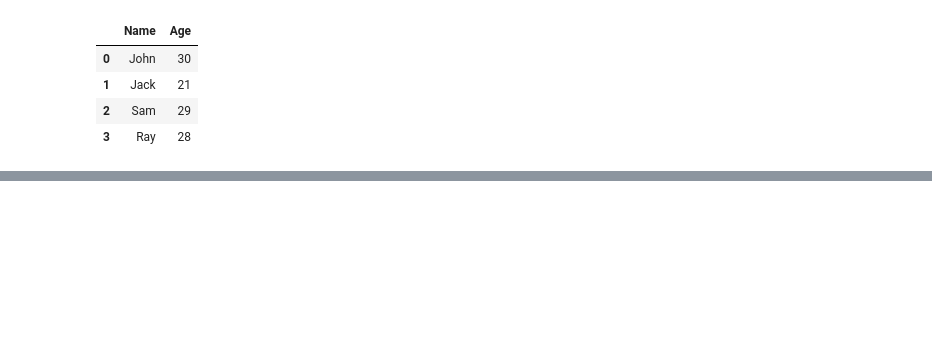
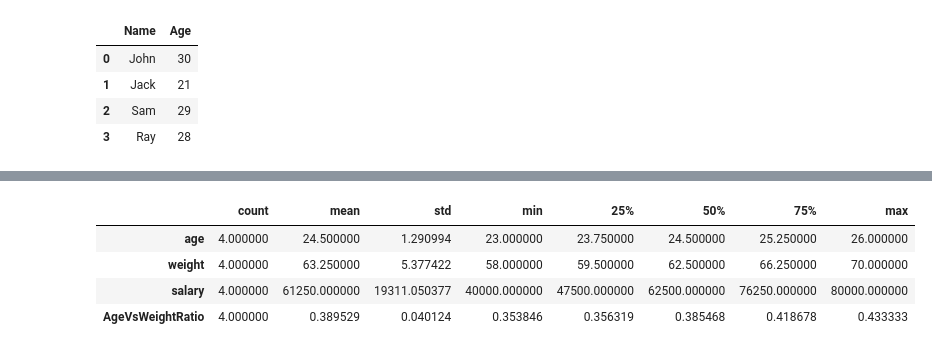
Before and after one commit to contactsandeepdash/datascience, a Jupyter notebook: pandas/01.pandas.ipynb, the cells around one changed output, grey strips where cells are left out. Cells and saved outputs as stored; diff of their text form; code cells hidden in the pictures; blank space fills up the shorter version.

```diff
--- a/pandas/01.pandas.ipynb
+++ b/pandas/01.pandas.ipynb
@@ -20,0 +36,3 @@ df
+# %%
+df1 = pd.DataFrame(data=DataSet, columns=['name', 'age'])
+df1.head()
@@ -20,0 +153,4 @@ df
+# %%
+weight=[65,58,70,60]
+df1['weight'] = weight
+df1
@@ -20,0 +163,4 @@ df
+# %%
+salary = [50000, 75000, 40000, 80000]
+df1['salary'] = salary
+df1
@@ -20,0 +173,3 @@ df
+# %%
+df1['AgeVsWeightRatio'] = df1['age']/df1['weight']
+df1
@@ -20,0 +201,8 @@ df
+# %%
+df1.describe().T.style.background_gradient(cmap='coolwarm')
+# %% [output]
+|  | count | mean | std | min | 25% | 50% | 75% | max |
+| age | 4.000000 | 24.500000 | 1.290994 | 23.000000 | 23.750000 | 24.500000 | 25.250000 | 26.000000 |
+| weight | 4.000000 | 63.250000 | 5.377422 | 58.000000 | 59.500000 | 62.500000 | 66.250000 | 70.000000 |
+| salary | 4.000000 | 61250.000000 | 19311.050377 | 40000.000000 | 47500.000000 | 62500.000000 | 76250.000000 | 80000.000000 |
+| AgeVsWeightRatio | 4.000000 | 0.389529 | 0.040124 | 0.353846 | 0.356319 | 0.385468 | 0.418678 | 0.433333 |
```
Also changed, not shown: parts of 30 cells of this notebook.
